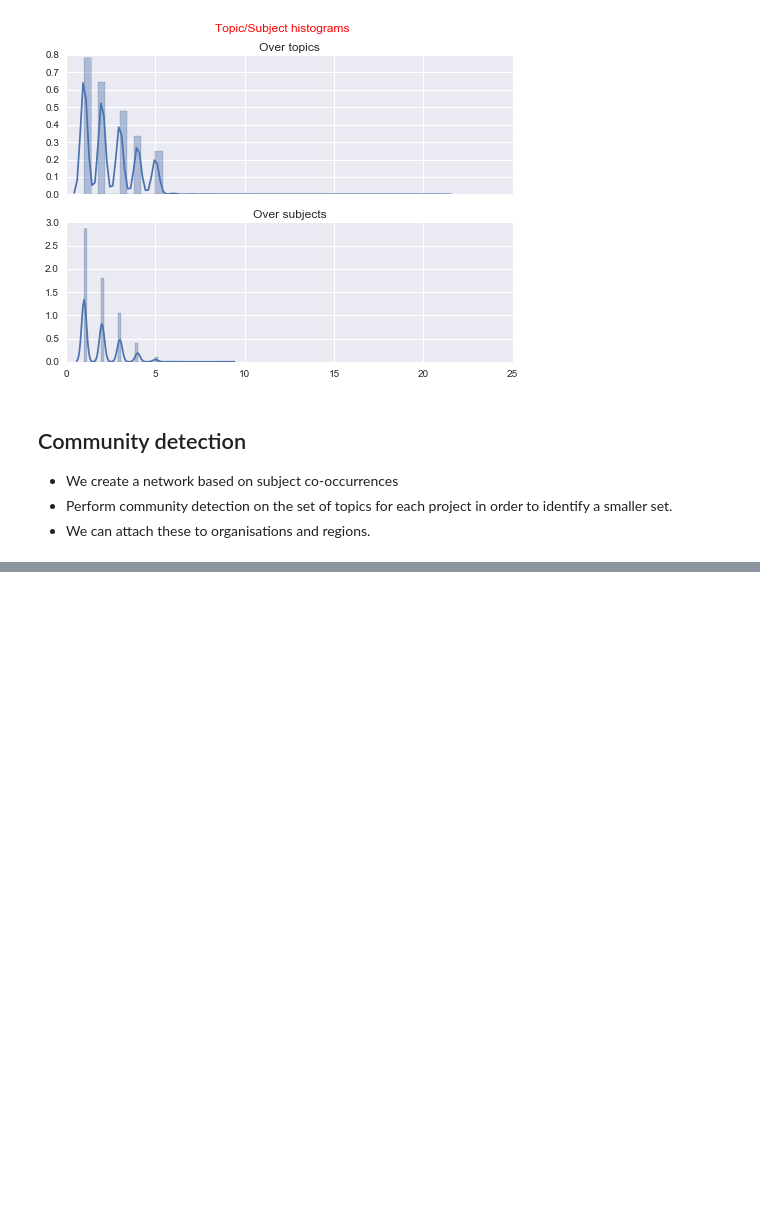
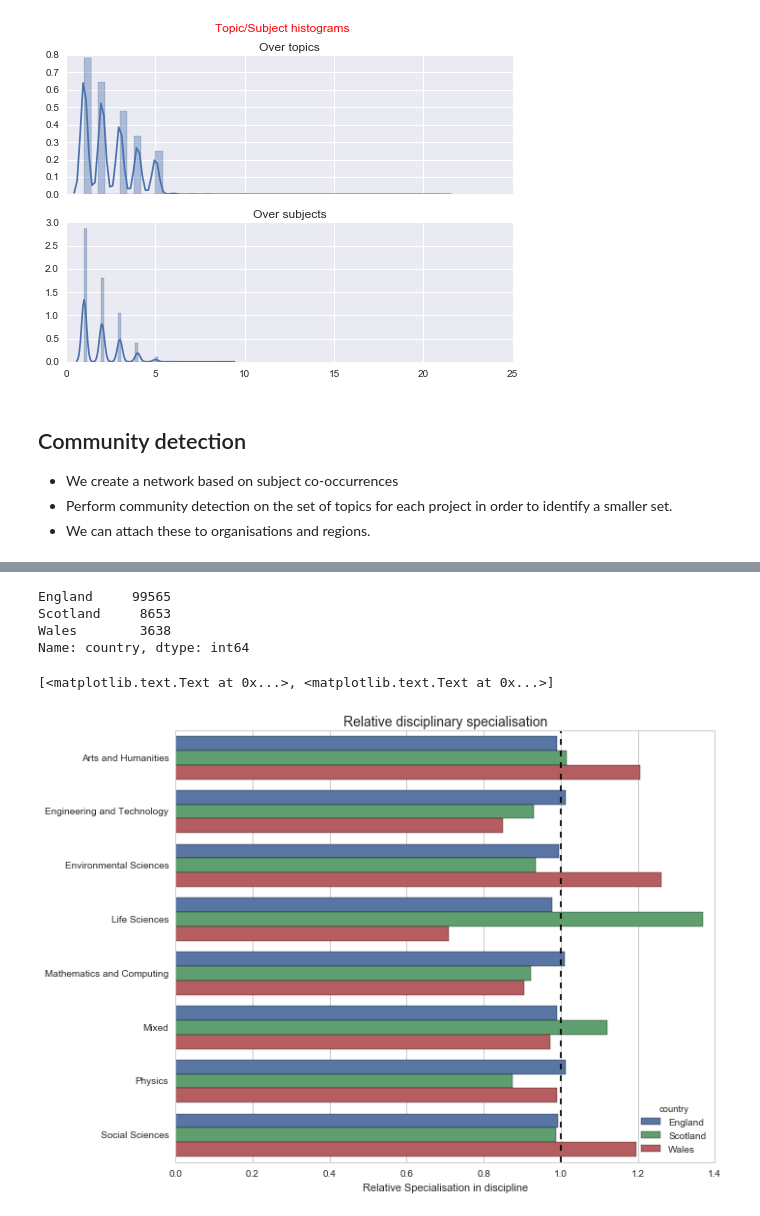
Before and after one commit to nestauk/gtr_analysis, a Jupyter notebook: notebooks/gateway-to-research-subject-classification.ipynb, the cells around one changed output, grey strips where cells are left out. Cells and saved outputs as stored; diff of their text form; code cells hidden in the pictures; blank space fills up the shorter version.

```diff
--- a/notebooks/gateway-to-research-subject-classification.ipynb
+++ b/notebooks/gateway-to-research-subject-classification.ipynb
@@ -380,0 +418,6 @@ nx.write_graphml(topic_network,out_path+"topic_network_14may2016.graphml")
+# %%
+#Read and merge LAD LUT with project_links_df
+#(NB I had to read and write this in Python 3 due to backward incompatibility in encoding protocols)
+lad_lut = pd.read_pickle("lut2.p")
+lad_lut.reset_index(inplace=True,drop=True)
+lad_lut.head()
@@ -380,0 +534,7 @@ nx.write_graphml(topic_network,out_path+"topic_network_14may2016.graphml")
+# %%
+#Merge lookup with labelled projects df and projects df.
+places_projects_orgs_df = pd.merge(projects_org_df,
+                                 lad_country_lookup,left_on="lad",
+                                 right_on="LAD13CD",how="left")
+places_projects_orgs_df.rename(columns={'CTRY13NM': 'country','LAD13NM':'lad_name'},inplace=True)
+places_projects_orgs_df.head()
@@ -380,0 +548,42 @@ nx.write_graphml(topic_network,out_path+"topic_network_14may2016.graphml")
+# %%
+#NB this doesn't contain NI
+places_projects_orgs_df.country.value_counts()
+# %% [output]
+England     99565
+Scotland     8653
+Wales        3638
+Name: country, dtype: int64
+# %%
+#Now we can do all sorts of things.
+#How does Wales compare to the rest of the UK in its specialisation profile (LQ)
+#Get LOcation quotient function
+def get_lq(dist_df):
+    """
+    Function to produce location quotients based on a contingency table (e.g. geographical distribution of activity)
+    Assumes that rows = observations (e.g. places) and columns = variables (e.g. industry, sector of activity)
+
+    #Input:
+    #A contingency table (output of pd.crosstab(unit,variable))
+    #Returns a table with location quotients (and one variable with labels for plotting)
+    """
+    props =  dist_df.apply(lambda x: x/dist_df.sum(axis=1))
+    lqs = props.apply(lambda x: x/(dist_df.sum(axis=0)/dist_df.sum().sum()),axis=1).reset_index()
+
+    return(lqs)
+# %%
+#Create cross_tab
+topic_ct = pd.crosstab(places_projects_orgs_df.country,places_projects_orgs_df.topic_classified)
+
+topic_country_to_plot = pd.melt(get_lq(topic_ct),id_vars='country')
+
+#Quick barplot
+sns.set_style("whitegrid")
+f,ax = plt.subplots(figsize=(10,8))
+
+bp = sns.barplot(y="topic_classified",x="value",hue="country",data=topic_country_to_plot)
+bp.axvline(x=1,color="black",linestyle="dashed")
+bp.set_title("Relative disciplinary specialisation",size=14)
+ax.set(xlabel="Relative Specialisation in discipline",ylabel="")
+# %% [output]
+[<matplotlib.text.Text at 0x...>, <matplotlib.text.Text at 0x...>]
+[figure, added]
```
Also changed, not shown: parts of 26 cells of this notebook.
